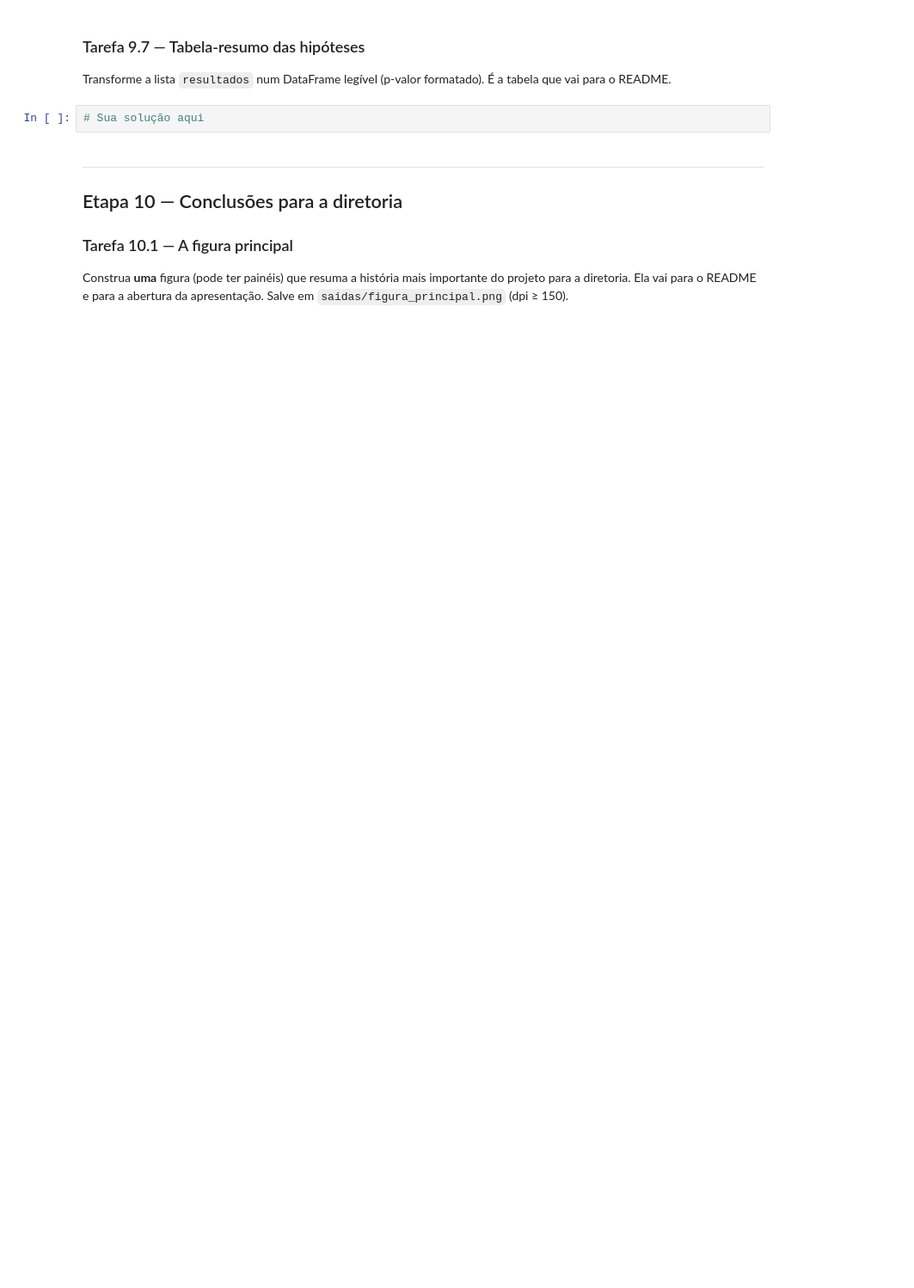
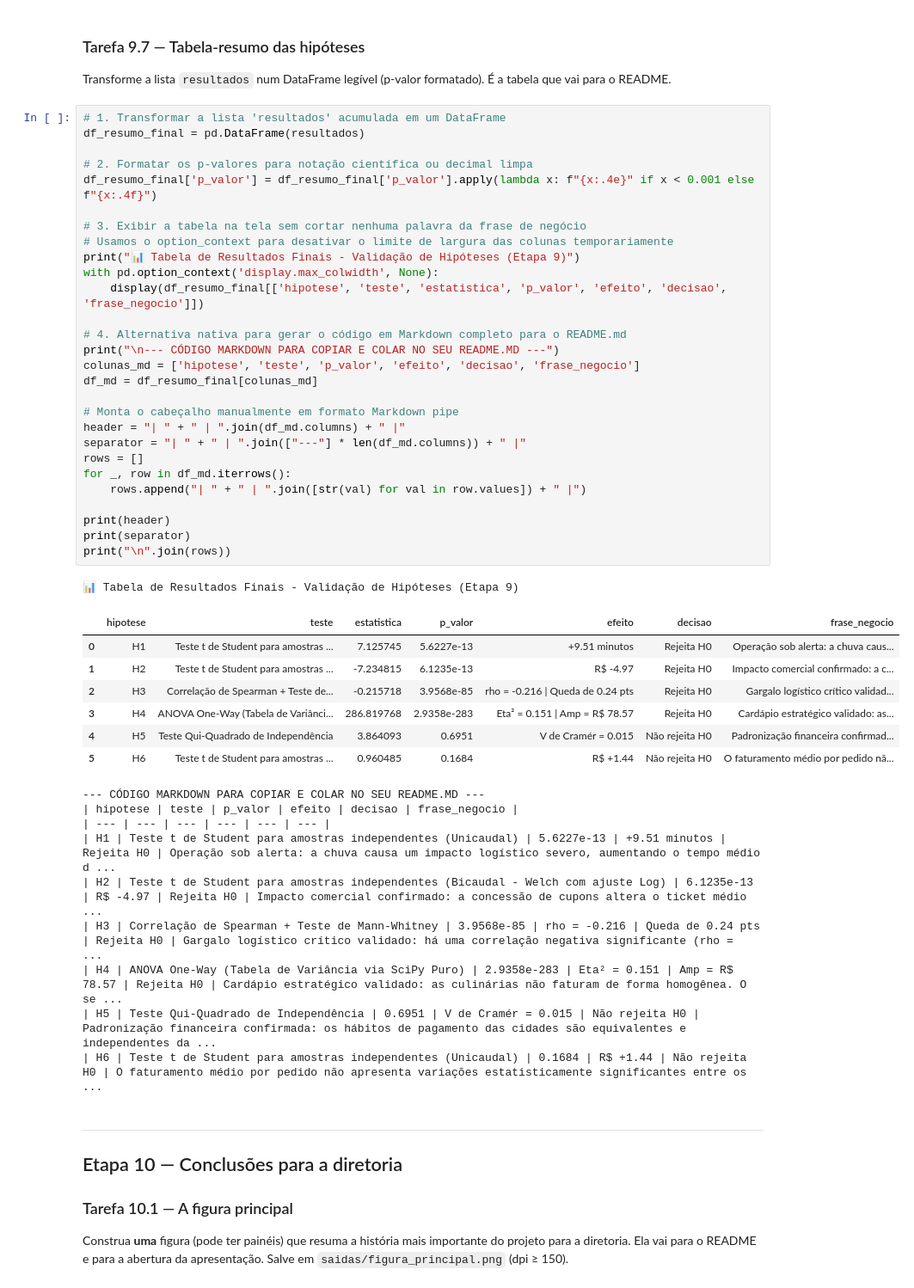
Before and after one commit to eduardoschlemer/TRABALHO-FINAL-ANALISE-EXPLORATORIA, a Jupyter notebook: projeto_final.ipynb, the cells around one changed output. Shown at 86% size. Drawn from its saved outputs; the diff is of its cells as text; blank space fills up the shorter version.

```diff
--- a/projeto_final.ipynb
+++ b/projeto_final.ipynb
@@ -2688,7 +3002,51 @@ Teste a hipótese que vocês formularam na Tarefa 1.2, com as mesmas 5 partes. S
 ### Tarefa 9.7 — Tabela-resumo das hipóteses
 Transforme a lista `resultados` num DataFrame legível (p-valor formatado). É a tabela que vai para o README.
 # %%
-# Sua solução aqui
+# 1. Transformar a lista 'resultados' acumulada em um DataFrame
+df_resumo_final = pd.DataFrame(resultados)
+
+# 2. Formatar os p-valores para notação científica ou decimal limpa
+df_resumo_final['p_valor'] = df_resumo_final['p_valor'].apply(lambda x: f"{x:.4e}" if x < 0.001 else f"{x:.4f}")
+
+# 3. Exibir a tabela na tela sem cortar nenhuma palavra da frase de negócio
+# Usamos o option_context para desativar o limite de largura das colunas temporariamente
+print("📊 Tabela de Resultados Finais - Validação de Hipóteses (Etapa 9)")
+with pd.option_context('display.max_colwidth', None):
+    display(df_resumo_final[['hipotese', 'teste', 'estatistica', 'p_valor', 'efeito', 'decisao', 'frase_negocio']])
+
+# 4. Alternativa nativa para gerar o código em Markdown completo para o README.md
+print("\n--- CÓDIGO MARKDOWN PARA COPIAR E COLAR NO SEU README.MD ---")
+colunas_md = ['hipotese', 'teste', 'p_valor', 'efeito', 'decisao', 'frase_negocio']
+df_md = df_resumo_final[colunas_md]
+
+# Monta o cabeçalho manualmente em formato Markdown pipe
+header = "| " + " | ".join(df_md.columns) + " |"
+separator = "| " + " | ".join(["---"] * len(df_md.columns)) + " |"
+rows = []
+for _, row in df_md.iterrows():
+    rows.append("| " + " | ".join([str(val) for val in row.values]) + " |")
+
+print(header)
+print(separator)
+print("\n".join(rows))
+# %% [output]
+📊 Tabela de Resultados Finais - Validação de Hipóteses (Etapa 9)
+|  | hipotese | teste | estatistica | p_valor | efeito | decisao | frase_negocio |
+| 0 | H1 | Teste t de Student para amostras ... | 7.125745 | 5.6227e-13 | +9.51 minutos | Rejeita H0 | Operação sob alerta: a chuva caus... |
+| 1 | H2 | Teste t de Student para amostras ... | -7.234815 | 6.1235e-13 | R$ -4.97 | Rejeita H0 | Impacto comercial confirmado: a c... |
+| 2 | H3 | Correlação de Spearman + Teste de... | -0.215718 | 3.9568e-85 | rho = -0.216 | Queda de 0.24 pts | Rejeita H0 | Gargalo logístico crítico validad... |
+| 3 | H4 | ANOVA One-Way (Tabela de Variânci... | 286.819768 | 2.9358e-283 | Eta² = 0.151 | Amp = R$ 78.57 | Rejeita H0 | Cardápio estratégico validado: as... |
+| 4 | H5 | Teste Qui-Quadrado de Independência | 3.864093 | 0.6951 | V de Cramér = 0.015 | Não rejeita H0 | Padronização financeira confirmad... |
+| 5 | H6 | Teste t de Student para amostras ... | 0.960485 | 0.1684 | R$ +1.44 | Não rejeita H0 | O faturamento médio por pedido nã... |
+--- CÓDIGO MARKDOWN PARA COPIAR E COLAR NO SEU README.MD ---
+| hipotese | teste | p_valor | efeito | decisao | frase_negocio |
+| --- | --- | --- | --- | --- | --- |
+| H1 | Teste t de Student para amostras independentes (Unicaudal) | 5.6227e-13 | +9.51 minutos | Rejeita H0 | Operação sob alerta: a chuva causa um impacto logístico severo, aumentando o tempo médio d ...
+| H2 | Teste t de Student para amostras independentes (Bicaudal - Welch com ajuste Log) | 6.1235e-13 | R$ -4.97 | Rejeita H0 | Impacto comercial confirmado: a concessão de cupons altera o ticket médio ...
+| H3 | Correlação de Spearman + Teste de Mann-Whitney | 3.9568e-85 | rho = -0.216 | Queda de 0.24 pts | Rejeita H0 | Gargalo logístico crítico validado: há uma correlação negativa significante (rho =  ...
+| H4 | ANOVA One-Way (Tabela de Variância via SciPy Puro) | 2.9358e-283 | Eta² = 0.151 | Amp = R$ 78.57 | Rejeita H0 | Cardápio estratégico validado: as culinárias não faturam de forma homogênea. O se ...
+| H5 | Teste Qui-Quadrado de Independência | 0.6951 | V de Cramér = 0.015 | Não rejeita H0 | Padronização financeira confirmada: os hábitos de pagamento das cidades são equivalentes e independentes da ...
+| H6 | Teste t de Student para amostras independentes (Unicaudal) | 0.1684 | R$ +1.44 | Não rejeita H0 | O faturamento médio por pedido não apresenta variações estatisticamente significantes entre os  ...
 # %% [markdown]
 ---
 ## Etapa 10 — Conclusões para a diretoria
```
Also changed, not shown: parts of 23 cells of this notebook, 3 other files.
